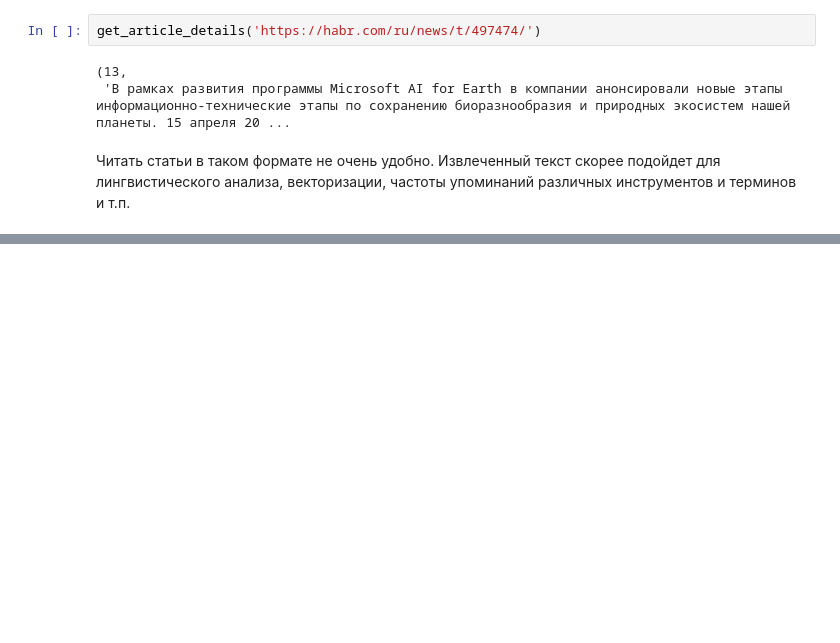
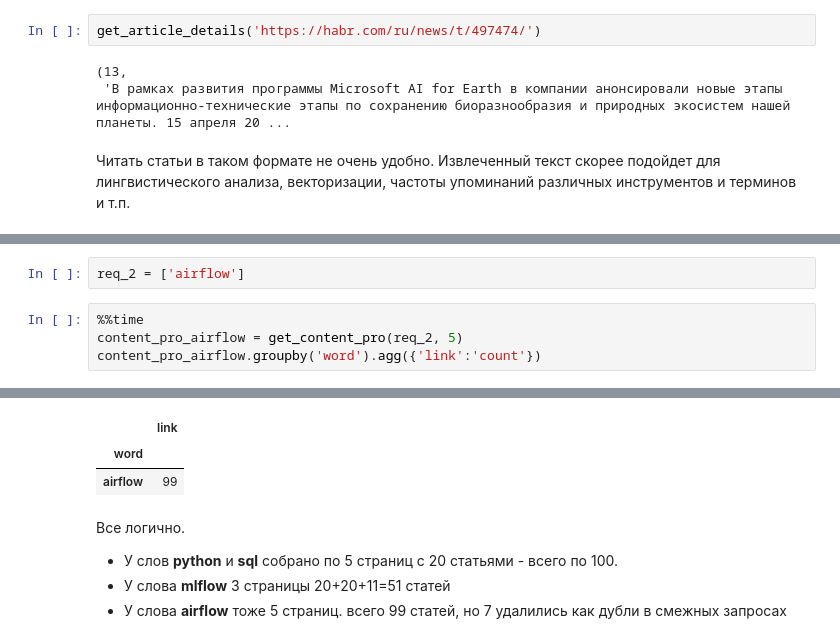
Before and after one commit to choodnovsky/Neto_DEGP-12, a Jupyter notebook: dz_2.05.ipynb, the cells around one changed output, grey strips where cells are left out. Drawn from its saved outputs; the diff is of its cells as text; blank space fills up the shorter version.

```diff
--- a/dz_2.05.ipynb
+++ b/dz_2.05.ipynb
@@ -207,0 +226,7 @@ content_pro.sort_values(by='date', ascending=False).head(10)
+# %%
+req_2 = ['airflow']
+# %%
+%%time
+content_pro_airflow = get_content_pro(req_2, 5)
+content_pro_airflow.groupby('word').agg({'link':'count'})
+# %% [output]
@@ -207,0 +235,8 @@ content_pro.sort_values(by='date', ascending=False).head(10)
+|  | link |
+| word |  |
+| airflow | 99 |
+# %% [markdown]
+Все логично.
+- У слов __python__ и __sql__ собрано по 5 страниц с 20 статьями - всего по 100.
+- У слова __mlflow__ 3 страницы 20+20+11=51 статей
+- У слова __airflow__ тоже 5 страниц. всего 99 статей, но 7 удалились как дубли в смежных запросах
```
Also changed, not shown: parts of 14 cells of this notebook.
